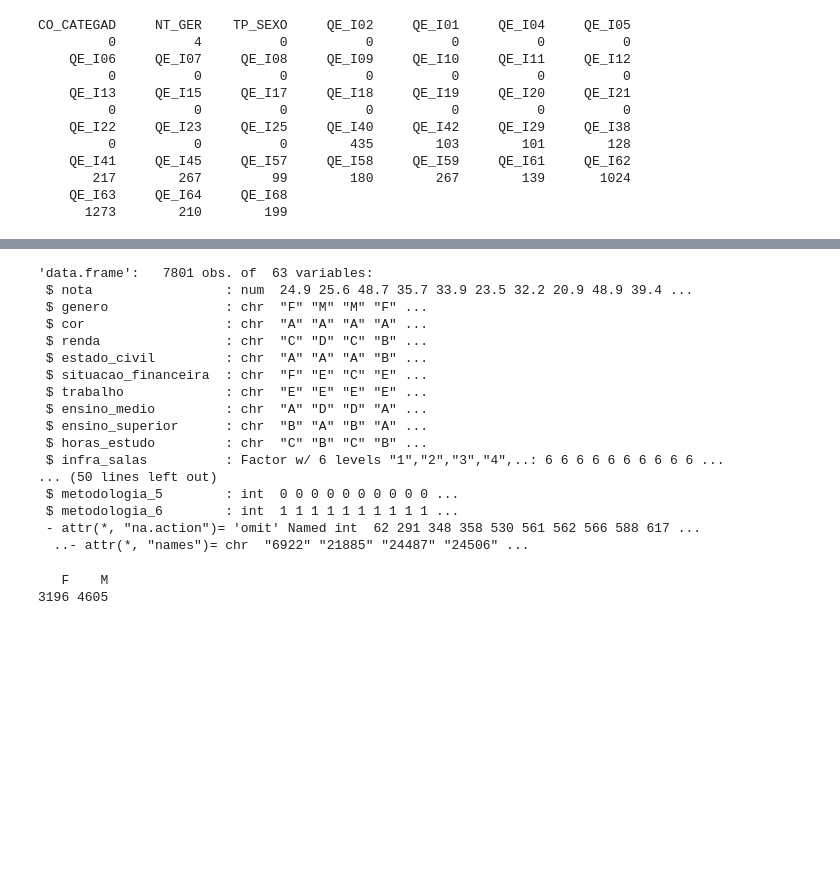
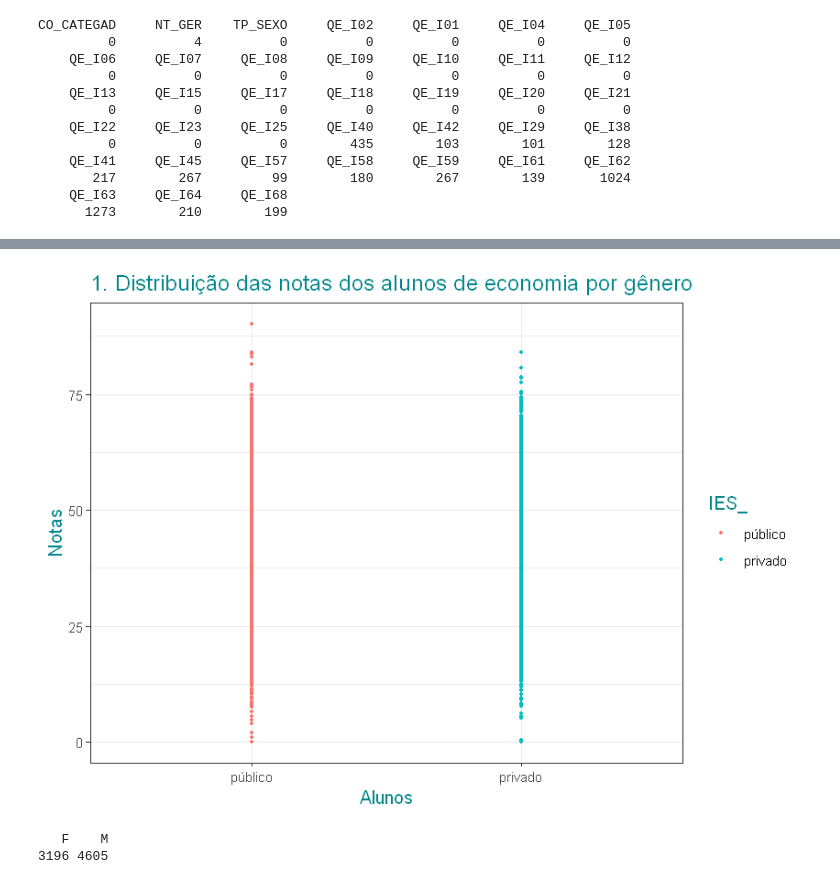
Before and after one commit to emariot/econometria, a Jupyter notebook: funcao_desempenho.ipynb, the cells around one changed output, grey strips where cells are left out. Cells and saved outputs as stored; diff of their text form; code cells hidden in the pictures; blank space fills up the shorter version.

```diff
--- a/funcao_desempenho.ipynb
+++ b/funcao_desempenho.ipynb
@@ -299,4 +233,0 @@ head(df_1)
-# %%
-df_1$infra_salas = as.factor(df_1$infra_salas)
-df_1$biblioteca = as.factor(df_1$biblioteca)
-df_1$metodologia = as.factor(df_1$metodologia)
@@ -302,0 +255,2 @@ df_1$metodologia = as.factor(df_1$metodologia)
+# %%
+df_1$IES_ = ifelse(df_1$IES == 93|df_1$IES == 115|df_1$IES == 116|df_1$IES == 10001|df_1$IES == 10002|df_1$IES == 10003,0,1)
@@ -303,3 +262,5 @@ df_1$metodologia = as.factor(df_1$metodologia)
+# %%
+df_1$IES_ = as.factor(df_1$IES_)
 # %%
 str(df_1)
 # %% [output]
@@ -324,23 +287,15 @@ df_1_dummy = dummy_cols(df_1, remove_first_dummy = TRUE)
-# %%
-str(df_1_dummy)
-# %% [output]
-'data.frame':   7801 obs. of  63 variables:
- $ nota                 : num  24.9 25.6 48.7 35.7 33.9 23.5 32.2 20.9 48.9 39.4 ...
- $ genero               : chr  "F" "M" "M" "F" ...
- $ cor                  : chr  "A" "A" "A" "A" ...
- $ renda                : chr  "C" "D" "C" "B" ...
- $ estado_civil         : chr  "A" "A" "A" "B" ...
- $ situacao_financeira  : chr  "F" "E" "C" "E" ...
- $ trabalho             : chr  "E" "E" "E" "E" ...
- $ ensino_medio         : chr  "A" "D" "D" "A" ...
- $ ensino_superior      : chr  "B" "A" "B" "A" ...
- $ horas_estudo         : chr  "C" "B" "C" "B" ...
- $ infra_salas          : Factor w/ 6 levels "1","2","3","4",..: 6 6 6 6 6 6 6 6 6 6 ...
-... (50 lines left out)
- $ metodologia_5        : int  0 0 0 0 0 0 0 0 0 0 ...
- $ metodologia_6        : int  1 1 1 1 1 1 1 1 1 1 ...
- - attr(*, "na.action")= 'omit' Named int  62 291 348 358 530 561 562 566 588 617 ...
-  ..- attr(*, "names")= chr  "6922" "21885" "24487" "24506" ...
+# %%
+df_1$IES_ = mapvalues(df_1$IES_, from=c(0,1), to=c("público","privado"))
+# %%
+options(repr.plot.width = 7, repr.plot.height = 5)
+ggplot(data=df_1, aes(y=nota, x=IES_))+
+    geom_point(aes(color=IES_), size=0.8)+
+    ggtitle("1. Distribuição das notas dos alunos de economia por gênero")+
+    labs(x="Alunos", y="Notas")+
+    theme_bw()+
+    theme(title=element_text(size=12,color="turquoise4"))
+# %% [output]
+[figure, added]
 # %%
 table(df_1$genero)
 # %% [output]
```
Also changed, not shown: parts of 130 cells of this notebook.
